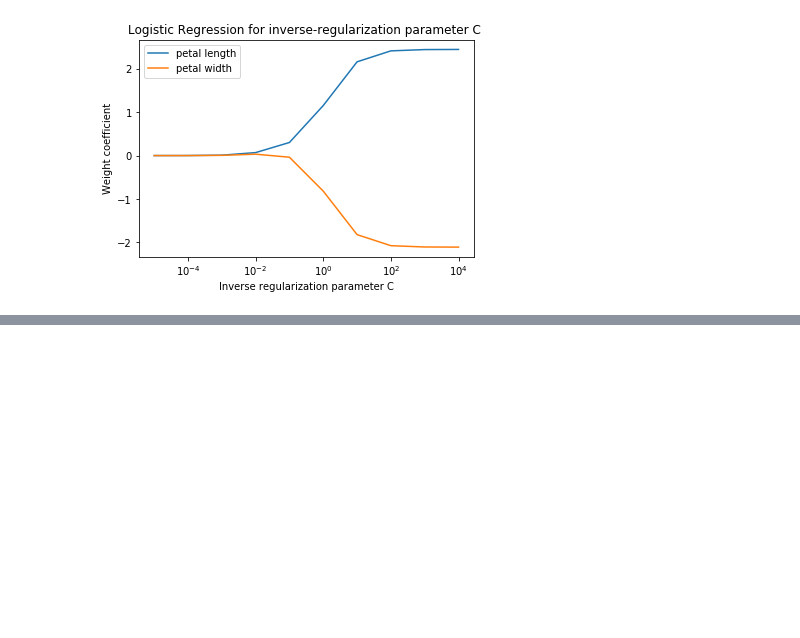
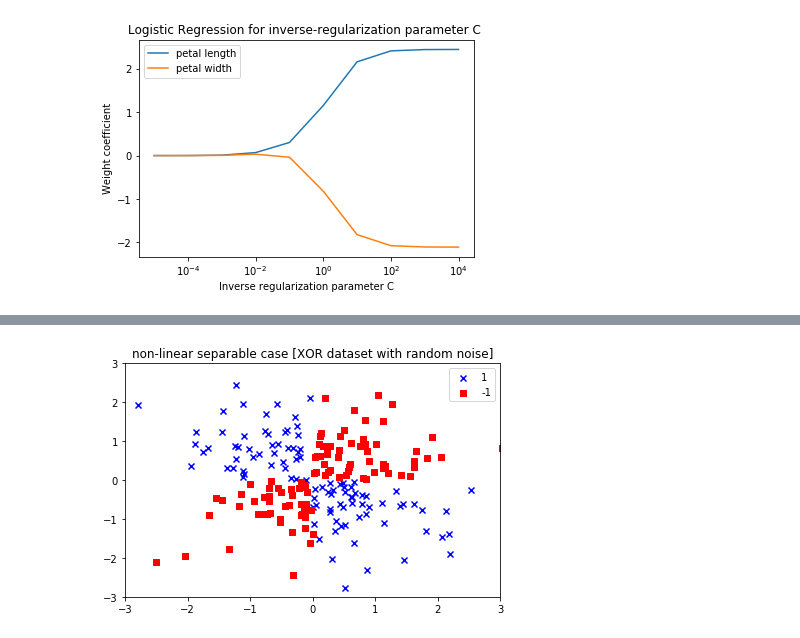
Before and after one commit to fpdevil/rise_of_machines, a Jupyter notebook: rise_of_machines/support_vector_machines.ipynb, the cells around one changed output, grey strips where cells are left out. Cells and saved outputs as stored; diff of their text form; code cells hidden in the pictures; blank space fills up the shorter version.

```diff
--- a/rise_of_machines/support_vector_machines.ipynb
+++ b/rise_of_machines/support_vector_machines.ipynb
@@ -795,0 +843,28 @@ def plot_classifier(X,
+# %%
+perceptron = linear_model.SGDClassifier(loss='perceptron', n_iter=1000)
+logistic_regression = linear_model.SGDClassifier(loss='log', n_iter=1000)
+svm = linear_model.SGDClassifier(loss='hinge', n_iter=1000)
+
+# create a random seed
+np.random.seed(1)
+# create 2 dimensional Guassian data matrix of 200 samples
+X_xor = np.random.randn(200, 2)
+# filter the values with boolean values from exclusive OR
+y_xor = np.logical_xor(X_xor[:, 0] > 0, X_xor[:, 1] > 0)
+# replace true=1 and false=-1
+y_xor = np.where(y_xor, 1, -1)
+
+# scatter plot
+plt.scatter(X_xor[y_xor == 1, 0], X_xor[y_xor == 1, 1], c='b', marker='x', label='1')
+plt.scatter(X_xor[y_xor == -1, 0], X_xor[y_xor == -1, 1], c='r', marker='s', label='-1')
+
+title = 'non-linear separable case [XOR dataset with random noise]'
+
+plt.title(title)
+plt.xlim([-3, 3])
+plt.ylim([-3, 3])
+plt.legend(loc='best')
+plt.tight_layout()
+plt.show()
+# %% [output]
+[figure, added]
```
Also changed, not shown: parts of 11 cells of this notebook, 2 other files.
